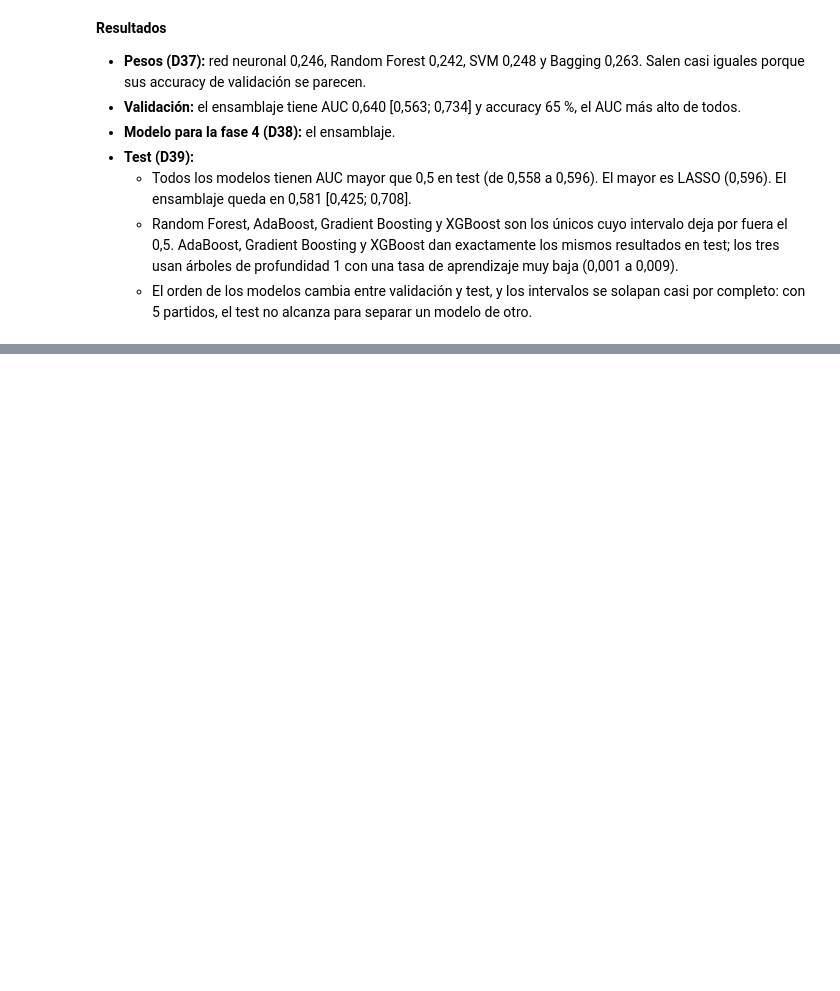
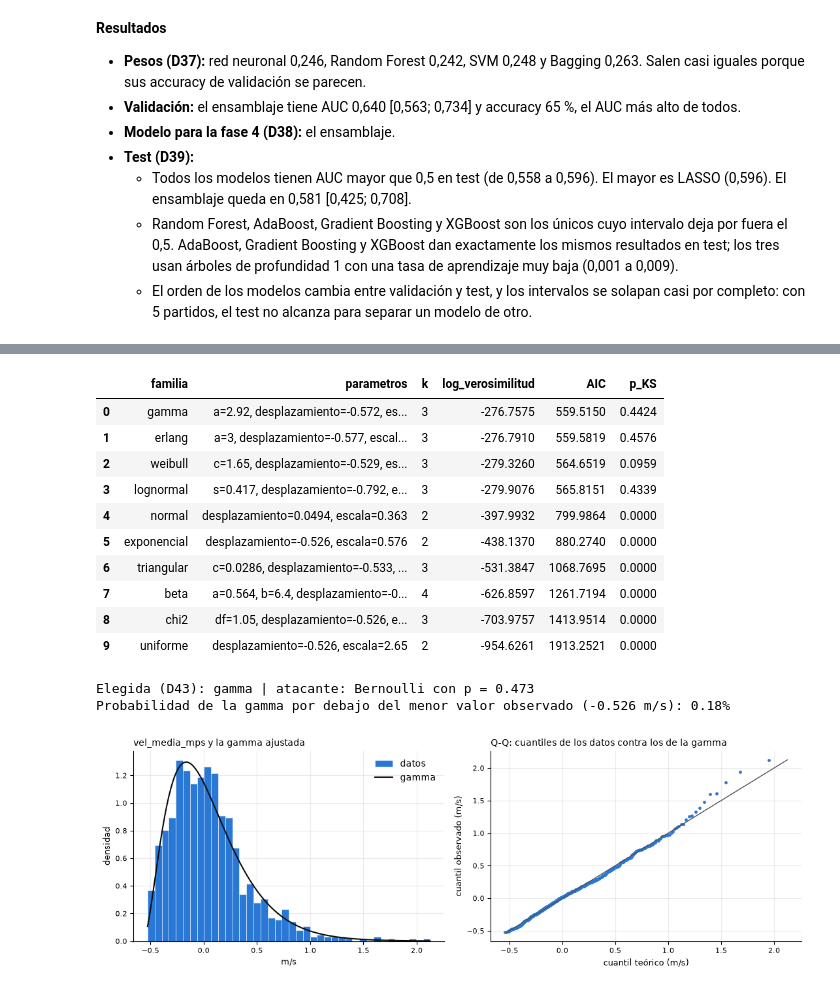
Before and after one commit to juanjocamposv/Proyecto_final_analitica, a Jupyter notebook: notebooks/Proyecto_Padel.ipynb, the cells around one changed output, grey strips where cells are left out. Saved outputs shown, nothing was run; the diff lists cells and outputs as text; code cells hidden in the pictures; blank space fills up the shorter version.

```diff
--- a/notebooks/Proyecto_Padel.ipynb
+++ b/notebooks/Proyecto_Padel.ipynb
@@ -915,0 +1018,38 @@ Modelo para la fase 4 (Ensamblaje): AUC 0.64 en validación y 0.581 en test
+# %%
+x = obs['vel_media_mps'].to_numpy()
+candidatas = dis.comparar_candidatas(x)
+display(candidatas.round(4))
+familia = dis.elegir(candidatas)
+print(f"Elegida (D43): {familia or 'ninguna, bootstrap empírico'} | atacante: Bernoulli con p = {obs['atacante'].mean():.3f}")
+
+if familia:
+    dist_global, _ = dis.ajustar(x, familia)
+    print(f'Probabilidad de la {familia} por debajo del menor valor observado ({x.min():.3f} m/s): {dist_global.cdf(x.min()):.2%}')
+    fig, ejes = plt.subplots(1, 2, figsize=(11, 3.8))
+    xs = np.linspace(x.min(), x.max(), 300)
+    ejes[0].hist(x, bins=40, density=True, edgecolor='white', linewidth=0.4, label='datos')
+    ejes[0].plot(xs, dist_global.pdf(xs), color='#0b0b0b', linewidth=1.5, label=familia)
+    ejes[0].legend(frameon=False)
+    ejes[0].set(title=f'vel_media_mps y la {familia} ajustada', xlabel='m/s', ylabel='densidad')
+    q = (np.arange(1, len(x) + 1) - 0.5) / len(x)
+    ejes[1].scatter(dist_global.ppf(q), np.sort(x), s=6)
+    ejes[1].plot([x.min(), x.max()], [x.min(), x.max()], color='#52514e', linewidth=1)
+    ejes[1].set(title=f'Q-Q: cuantiles de los datos contra los de la {familia}', xlabel='cuantil teórico (m/s)',
+                ylabel='cuantil observado (m/s)')
+    fig.tight_layout()
+    plt.show()
+# %% [output]
+|  | familia | parametros | k | log_verosimilitud | AIC | p_KS |
+| 0 | gamma | a=2.92, desplazamiento=-0.572, es... | 3 | -276.7575 | 559.5150 | 0.4424 |
+| 1 | erlang | a=3, desplazamiento=-0.577, escal... | 3 | -276.7910 | 559.5819 | 0.4576 |
+| 2 | weibull | c=1.65, desplazamiento=-0.529, es... | 3 | -279.3260 | 564.6519 | 0.0959 |
+| 3 | lognormal | s=0.417, desplazamiento=-0.792, e... | 3 | -279.9076 | 565.8151 | 0.4339 |
+| 4 | normal | desplazamiento=0.0494, escala=0.363 | 2 | -397.9932 | 799.9864 | 0.0000 |
+| 5 | exponencial | desplazamiento=-0.526, escala=0.576 | 2 | -438.1370 | 880.2740 | 0.0000 |
+| 6 | triangular | c=0.0286, desplazamiento=-0.533, ... | 3 | -531.3847 | 1068.7695 | 0.0000 |
+| 7 | beta | a=0.564, b=6.4, desplazamiento=-0... | 4 | -626.8597 | 1261.7194 | 0.0000 |
+| 8 | chi2 | df=1.05, desplazamiento=-0.526, e... | 3 | -703.9757 | 1413.9514 | 0.0000 |
+| 9 | uniforme | desplazamiento=-0.526, escala=2.65 | 2 | -954.6261 | 1913.2521 | 0.0000 |
+Elegida (D43): gamma | atacante: Bernoulli con p = 0.473
+Probabilidad de la gamma por debajo del menor valor observado (-0.526 m/s): 0.18%
+[figure, added]
```
Also changed, not shown: parts of 11 cells of this notebook, 5 other files.
